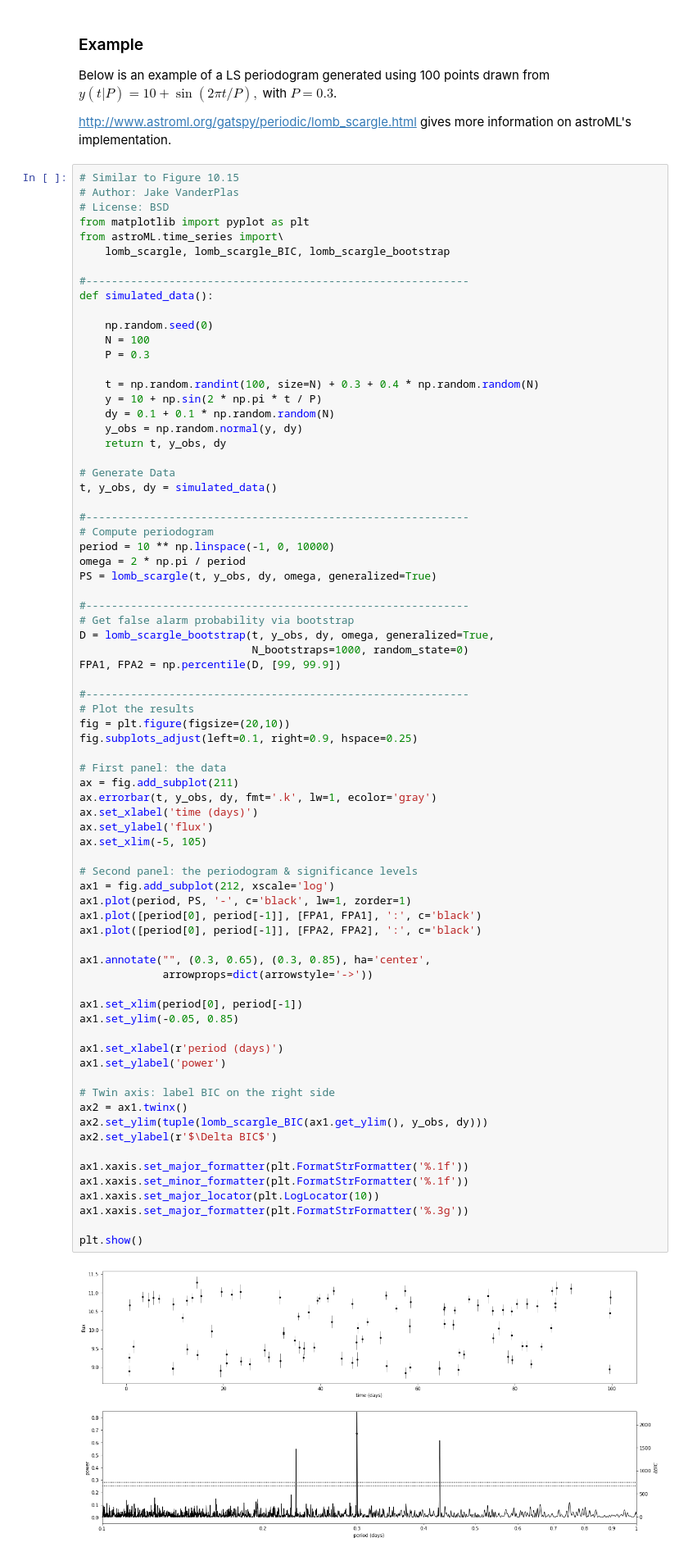
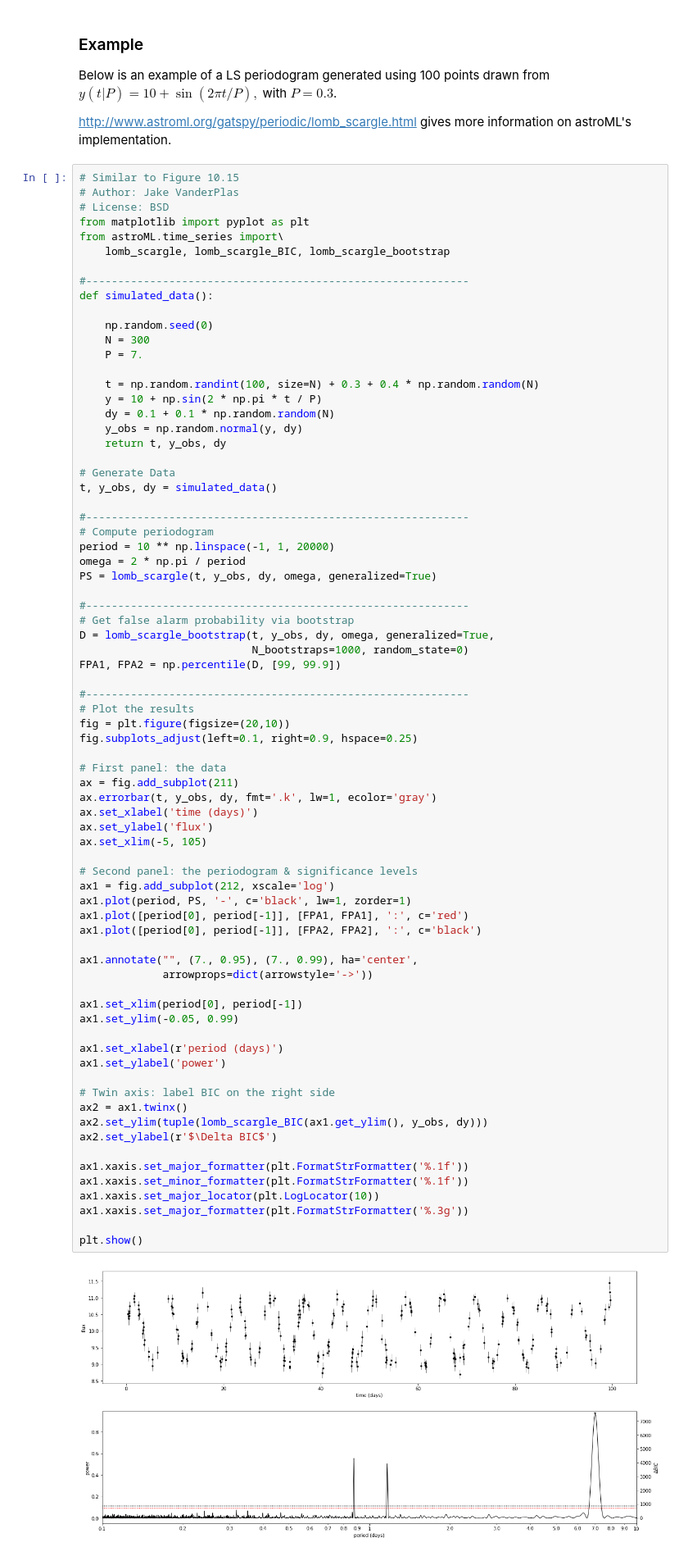
Before and after one commit to astromundus/astroinfo2018, a Jupyter notebook: lectures-notebooks/Week-6-1.ipynb, the cells around one changed output. Shown at 82% size. Cells and saved outputs as stored; diff of their text form.

```diff
--- a/lectures-notebooks/Week-6-1.ipynb
+++ b/lectures-notebooks/Week-6-1.ipynb
@@ -532,8 +532,8 @@ from astroML.time_series import\
 def simulated_data():
 
     np.random.seed(0)
-    N = 100
-    P = 0.3
+    N = 300
+    P = 7.
 
     t = np.random.randint(100, size=N) + 0.3 + 0.4 * np.random.random(N)
     y = 10 + np.sin(2 * np.pi * t / P)
@@ -546,7 +546,7 @@ t, y_obs, dy = simulated_data()
 
 #------------------------------------------------------------
 # Compute periodogram
-period = 10 ** np.linspace(-1, 0, 10000)
+period = 10 ** np.linspace(-1, 1, 20000)
 omega = 2 * np.pi / period
 PS = lomb_scargle(t, y_obs, dy, omega, generalized=True)
 
@@ -565,37 +565,37 @@ fig.subplots_adjust(left=0.1, right=0.9, hspace=0.25)
 ax = fig.add_subplot(211)
 ax.errorbar(t, y_obs, dy, fmt='.k', lw=1, ecolor='gray')
 ax.set_xlabel('time (days)')
 ax.set_ylabel('flux')
 ax.set_xlim(-5, 105)
 
 # Second panel: the periodogram & significance levels
 ax1 = fig.add_subplot(212, xscale='log')
 ax1.plot(period, PS, '-', c='black', lw=1, zorder=1)
-ax1.plot([period[0], period[-1]], [FPA1, FPA1], ':', c='black')
+ax1.plot([period[0], period[-1]], [FPA1, FPA1], ':', c='red')
 ax1.plot([period[0], period[-1]], [FPA2, FPA2], ':', c='black')
 
-ax1.annotate("", (0.3, 0.65), (0.3, 0.85), ha='center',
+ax1.annotate("", (7., 0.95), (7., 0.99), ha='center',
              arrowprops=dict(arrowstyle='->'))
 
 ax1.set_xlim(period[0], period[-1])
-ax1.set_ylim(-0.05, 0.85)
+ax1.set_ylim(-0.05, 0.99)
 
 ax1.set_xlabel(r'period (days)')
 ax1.set_ylabel('power')
 
 # Twin axis: label BIC on the right side
 ax2 = ax1.twinx()
 ax2.set_ylim(tuple(lomb_scargle_BIC(ax1.get_ylim(), y_obs, dy)))
 ax2.set_ylabel(r'$\Delta BIC$')
 
 ax1.xaxis.set_major_formatter(plt.FormatStrFormatter('%.1f'))
 ax1.xaxis.set_minor_formatter(plt.FormatStrFormatter('%.1f'))
 ax1.xaxis.set_major_locator(plt.LogLocator(10))
 ax1.xaxis.set_major_formatter(plt.FormatStrFormatter('%.3g'))
 
 plt.show()
 # %% [output]
-[figure, old version]
+[figure, new version]
 # %% [markdown]
 If that isn't impressive, try changing the period to 5-10 days and the number of points to 200-300 (you'll need to increase `period` as appropriate) to compare this to a situation that is more obvious.  Now are you impressed?
 # %% [markdown]
```
Also changed, not shown: parts of 1 cell of this notebook, 3 other files.
